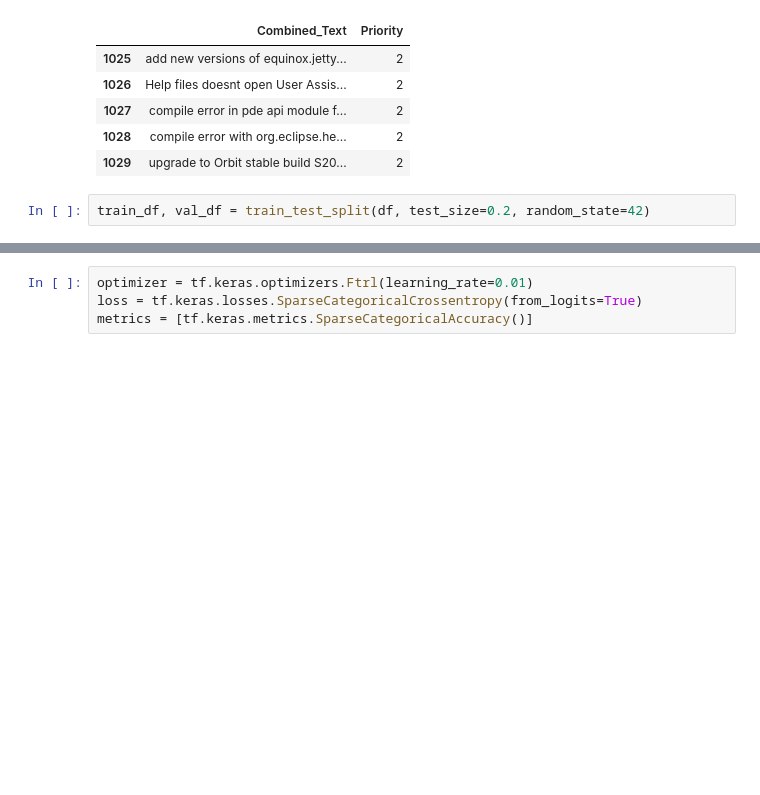
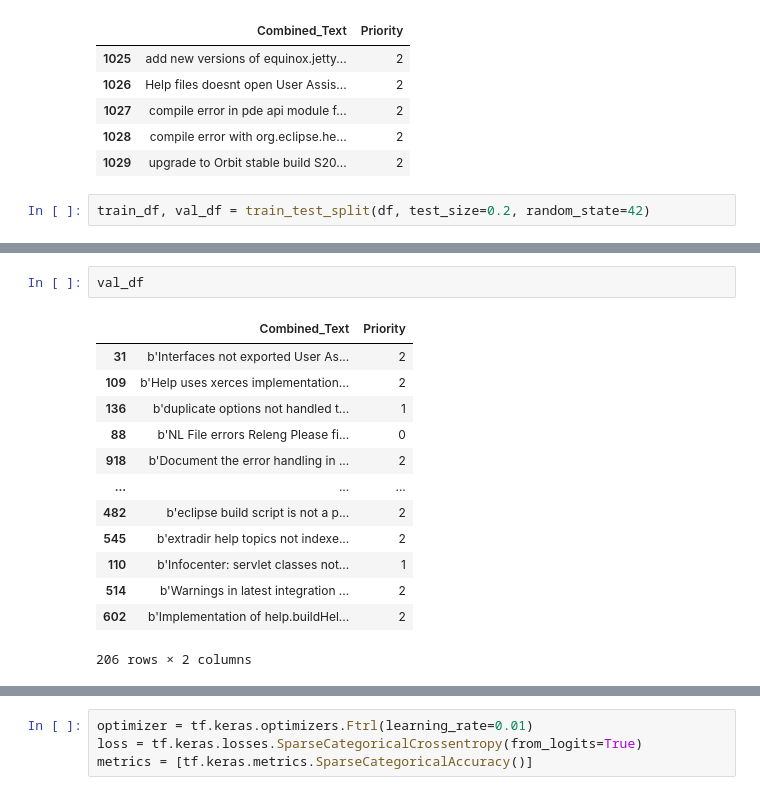
Before and after one commit to qas-lab/PiersonREU, a Jupyter notebook: BertModelAttempt.ipynb, the cells around one changed output, grey strips where cells are left out. Saved outputs shown, nothing was run; the diff lists cells and outputs as text; blank space fills up the shorter version.

```diff
--- a/BertModelAttempt.ipynb
+++ b/BertModelAttempt.ipynb
@@ -65,0 +98,16 @@ train_df, val_df = train_test_split(df, test_size=0.2, random_state=42)
+# %%
+val_df
+# %% [output]
+|  | Combined_Text | Priority |
+| 31 | b'Interfaces not exported User As... | 2 |
+| 109 | b'Help uses xerces implementation... | 2 |
+| 136 | b'duplicate options not handled t... | 1 |
+| 88 | b'NL File errors Releng Please fi... | 0 |
+| 918 | b'Document the error handling in ... | 2 |
+| ... | ... | ... |
+| 482 | b'eclipse build script is not a p... | 2 |
+| 545 | b'extradir help topics not indexe... | 2 |
+| 110 | b'Infocenter: servlet classes not... | 1 |
+| 514 | b'Warnings in latest integration ... | 2 |
+| 602 | b'Implementation of help.buildHel... | 2 |
+206 rows × 2 columns
```
Also changed, not shown: parts of 20 cells of this notebook.
